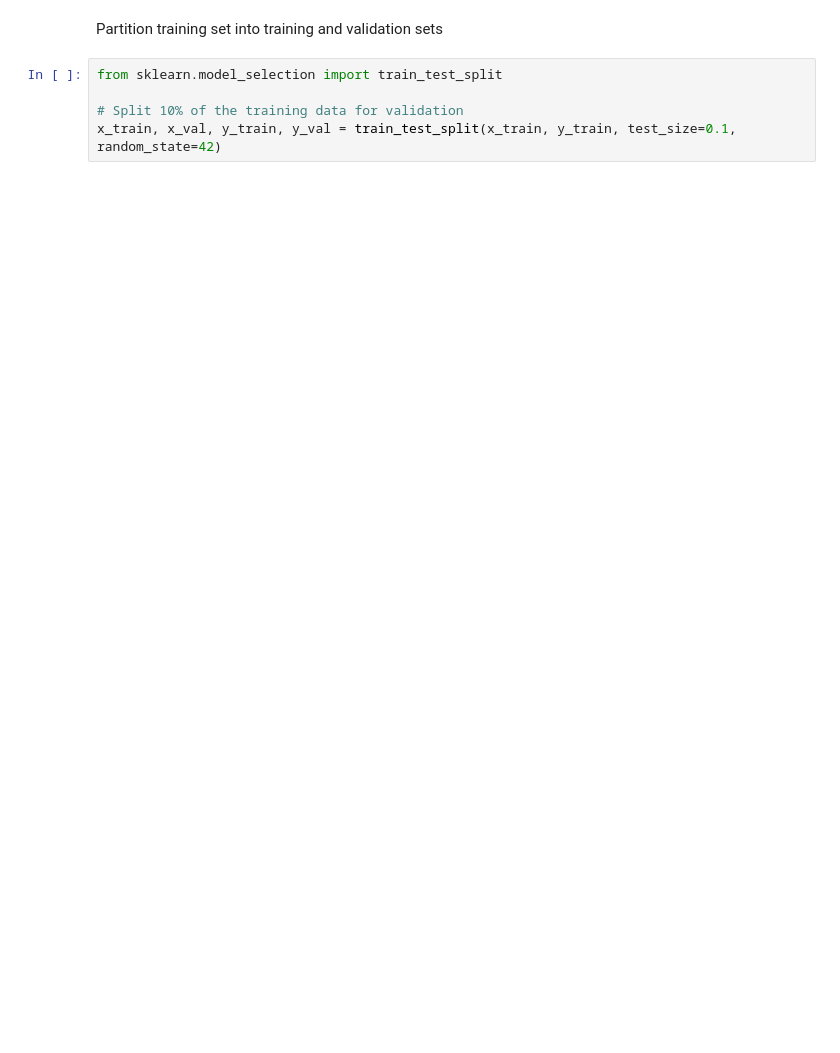
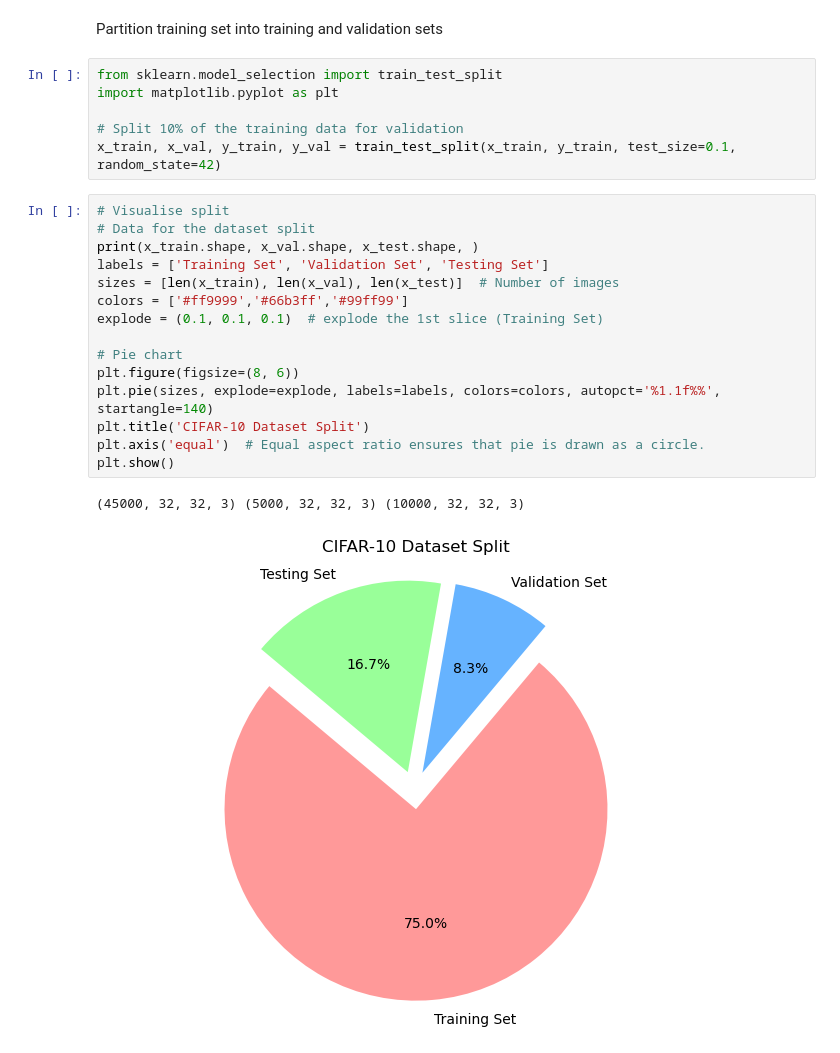
Before and after one commit to yemigabriel/CNN-Assignment-Practice, a Jupyter notebook: CNN Practice.ipynb, the cells around one changed output. Cells and saved outputs as stored; diff of their text form; blank space fills up the shorter version.

```diff
--- a/CNN Practice.ipynb
+++ b/CNN Practice.ipynb
@@ -56,9 +43,28 @@ y_test = to_categorical(y_test, 10)
 Partition training set into training and validation sets
 # %%
 from sklearn.model_selection import train_test_split
+import matplotlib.pyplot as plt
 
 # Split 10% of the training data for validation
 x_train, x_val, y_train, y_val = train_test_split(x_train, y_train, test_size=0.1, random_state=42)
+# %%
+# Visualise split
+# Data for the dataset split
+print(x_train.shape, x_val.shape, x_test.shape, )
+labels = ['Training Set', 'Validation Set', 'Testing Set']
+sizes = [len(x_train), len(x_val), len(x_test)]  # Number of images
+colors = ['#ff9999','#66b3ff','#99ff99']
+explode = (0.1, 0.1, 0.1)  # explode the 1st slice (Training Set)
+
+# Pie chart
+plt.figure(figsize=(8, 6))
+plt.pie(sizes, explode=explode, labels=labels, colors=colors, autopct='%1.1f%%', startangle=140)
+plt.title('CIFAR-10 Dataset Split')
+plt.axis('equal')  # Equal aspect ratio ensures that pie is drawn as a circle.
+plt.show()
+# %% [output]
+(45000, 32, 32, 3) (5000, 32, 32, 3) (10000, 32, 32, 3)
+[figure, added]
 # %%
 from tensorflow.keras.models import Sequential
 from tensorflow.keras.layers import Conv2D, MaxPooling2D, Flatten, Dense, Dropout
```
Also changed, not shown: parts of 19 cells of this notebook, 4 other files.
